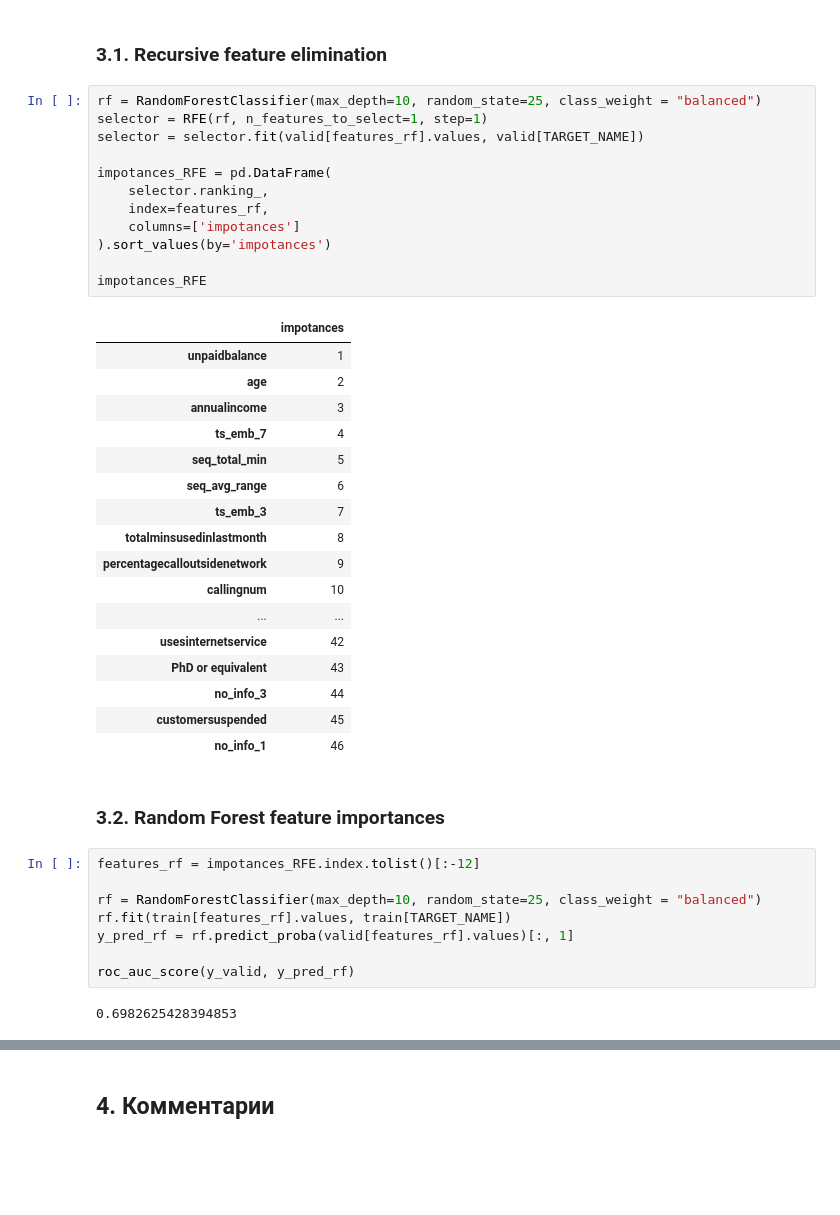
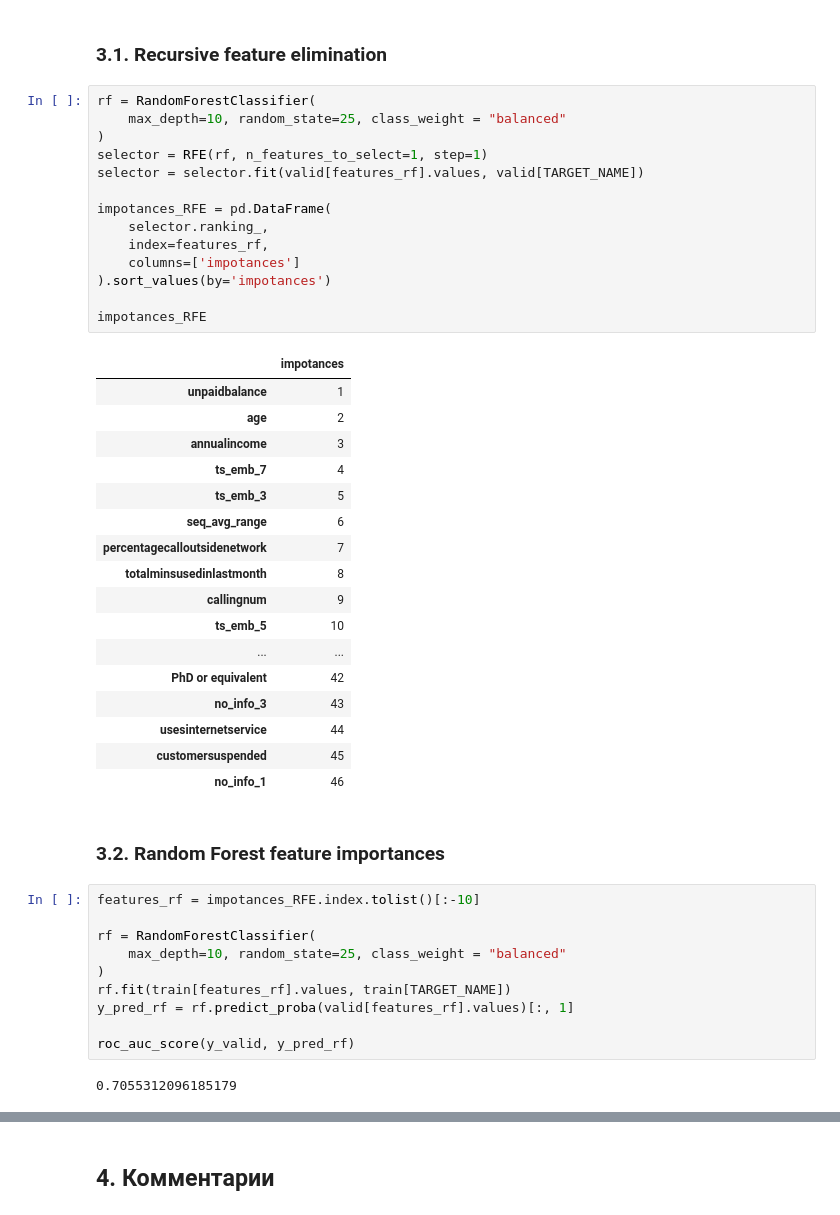
Before and after one commit to YaninaK/churn-prediction, a Jupyter notebook: notebooks/01_EDA_and_Feature_selection.ipynb, the cells around one changed output, grey strips where cells are left out. Saved outputs shown, nothing was run; the diff lists cells and outputs as text; blank space fills up the shorter version.

```diff
--- a/notebooks/01_EDA_and_Feature_selection.ipynb
+++ b/notebooks/01_EDA_and_Feature_selection.ipynb
@@ -865,47 +865,51 @@ features_rf = [i for i in train.columns.tolist() if not i in drop_list]
 # %% [markdown]
 ### 3.1. Recursive feature elimination
 # %%
-rf = RandomForestClassifier(max_depth=10, random_state=25, class_weight = "balanced")
+rf = RandomForestClassifier(
+    max_depth=10, random_state=25, class_weight = "balanced"
+)
 selector = RFE(rf, n_features_to_select=1, step=1)
 selector = selector.fit(valid[features_rf].values, valid[TARGET_NAME])
 
 impotances_RFE = pd.DataFrame(
     selector.ranking_,
     index=features_rf,
     columns=['impotances']
 ).sort_values(by='impotances')
 
 impotances_RFE
 # %% [output]
 |  | impotances |
 | unpaidbalance | 1 |
 | age | 2 |
 | annualincome | 3 |
 | ts_emb_7 | 4 |
-| seq_total_min | 5 |
+| ts_emb_3 | 5 |
 | seq_avg_range | 6 |
-| ts_emb_3 | 7 |
+| percentagecalloutsidenetwork | 7 |
 | totalminsusedinlastmonth | 8 |
-| percentagecalloutsidenetwork | 9 |
-| callingnum | 10 |
+| callingnum | 9 |
+| ts_emb_5 | 10 |
 | ... | ... |
-| usesinternetservice | 42 |
-| PhD or equivalent | 43 |
-| no_info_3 | 44 |
+| PhD or equivalent | 42 |
+| no_info_3 | 43 |
+| usesinternetservice | 44 |
 | customersuspended | 45 |
 | no_info_1 | 46 |
 # %% [markdown]
 ### 3.2. Random Forest feature importances
 # %%
-features_rf = impotances_RFE.index.tolist()[:-12]
+features_rf = impotances_RFE.index.tolist()[:-10]
 
-rf = RandomForestClassifier(max_depth=10, random_state=25, class_weight = "balanced")
+rf = RandomForestClassifier(
+    max_depth=10, random_state=25, class_weight = "balanced"
+)
 rf.fit(train[features_rf].values, train[TARGET_NAME])
 y_pred_rf = rf.predict_proba(valid[features_rf].values)[:, 1]
 
 roc_auc_score(y_valid, y_pred_rf)
 # %% [output]
-0.6982625428394853
+0.7055312096185179
 # %%
 importances = pd.DataFrame(
     rf.feature_importances_,
```
Also changed, not shown: parts of 5 cells of this notebook.
